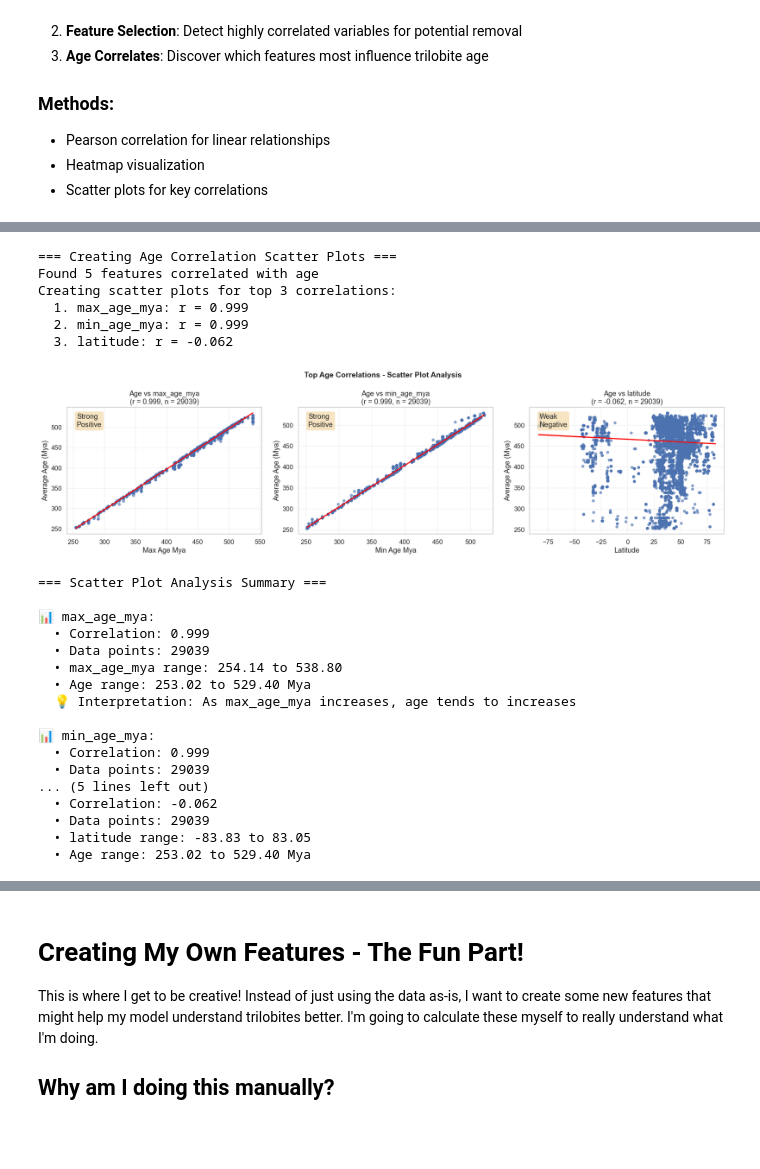
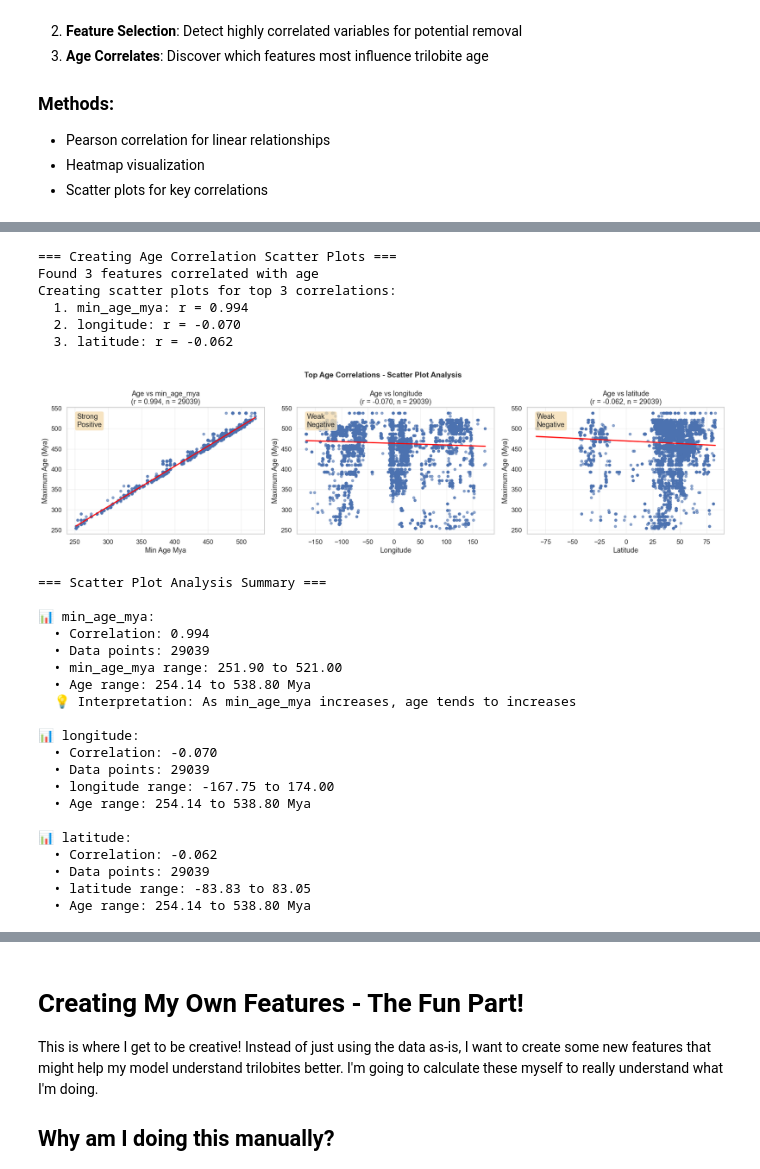
Before and after one commit to bp198/ML-Project, a Jupyter notebook: MLPROJECT.ipynb, the cells around one changed output, grey strips where cells are left out. Drawn from its saved outputs; the diff is of its cells as text; code cells hidden in the pictures; blank space fills up the shorter version.

```diff
--- a/MLPROJECT.ipynb
+++ b/MLPROJECT.ipynb
@@ -696,10 +670,10 @@ import numpy as np
 
 print("=== Starting Categorical Feature Encoding ===")
 
-# Define feature groups
-ordinal_cols = ['life_habit', 'vision']
-onehot_features = ['diet', 'preservation_mode']
-freq_features = ['genus', 'family']
+# Define feature groups based on my strategy
+ordinal_cols = ['life_habit', 'vision']  # Label encoding for potentially ordered data
+onehot_features = ['diet', 'preservation_mode']  # One-hot for nominal data
+freq_features = []  # No frequency encoding needed - already encoded taxonomic features
 
 # Track successfully encoded features
 encoded_summary = {
@@ -870,16 +844,15 @@ import matplotlib.pyplot as plt
 import seaborn as sns
 import numpy as np
 import pandas as pd
-from matplotlib.ticker import FuncFormatter
 
 print("=== Creating Age Distribution Visualizations ===")
 
-# Set style
+# Set style for prettier plots
 sns.set_theme(style='whitegrid', font_scale=1.1)
 plt.rcParams['figure.facecolor'] = 'white'
 
 # Check if we have age data
-age_col = 'avg_age_mya' if 'avg_age_mya' in df.columns else 'max_age_mya'
+age_col = 'max_age_mya'  # Use only the target variable for visualization
 if age_col not in df.columns:
     print("❌ No age data available for visualization")
 else:
@@ -890,7 +863,7 @@ else:
     if len(valid_ages) == 0:
         print("❌ No valid age data found")
     else:
-        print(f"✅ Found {len(valid_ages)} valid age records")
+        print(f"✅ Found {len(valid_ages):,} valid age records")
         print(f"Age range: {valid_ages.min():.1f} - {valid_ages.max():.1f} Mya")
 
         # Create figure with subplots
@@ -943,7 +916,7 @@ else:
         if 'time_period_bin' in df.columns:
             period_counts = df['time_period_bin'].value_counts()
             if not period_counts.empty:
-                # Fix deprecation warning by creating a DataFrame
+                # Create DataFrame for plotting
                 plot_data = pd.DataFrame({
                     'period': period_counts.index,
                     'count': period_counts.values
@@ -969,7 +942,7 @@ else:
             # Create labels for age ranges
             labels = [f'{int(interval.left)}-{int(interval.right)}' for interval in range_counts.index]
 
-            # Fix deprecation warning here too
+            # Create DataFrame for plotting
             range_data = pd.DataFrame({
                 'age_range': labels,
                 'count': range_counts.values
@@ -1281,8 +1254,8 @@ import numpy as np
 print("=== Creating Age Correlation Scatter Plots ===")
 
 # Check if we have the necessary data
-if 'avg_age_mya' not in df.columns:
-    print("❌ avg_age_mya column not found")
+if 'max_age_mya' not in df.columns:  # FIXED: was 'avg_age_mya'
+    print("❌ max_age_mya column not found")
 elif 'corr_matrix' not in locals():
     print("❌ Correlation matrix not found. Running correlation analysis first...")
 
@@ -1298,11 +1271,11 @@ elif 'corr_matrix' not in locals():
         print("❌ No complete data for correlation analysis")
         corr_matrix = None
 
-if 'corr_matrix' in locals() and corr_matrix is not None and 'avg_age_mya' in corr_matrix.columns:
+if 'corr_matrix' in locals() and corr_matrix is not None and 'max_age_mya' in corr_matrix.columns:  # FIXED: was 'avg_age_mya'
     # Get age correlations and exclude self-correlation
-    age_correlations = corr_matrix[['avg_age_mya']].sort_values(
-        by='avg_age_mya', key=abs, ascending=False)
-    age_correlations = age_correlations.drop('avg_age_mya', errors='ignore')
+    age_correlations = corr_matrix[['max_age_mya']].sort_values(  # FIXED: was 'avg_age_mya'
+        by='max_age_mya', key=abs, ascending=False)  # FIXED: was 'avg_age_mya'
+    age_correlations = age_correlations.drop('max_age_mya', errors='ignore')  # FIXED: was 'avg_age_mya'
 
     print(f"Found {len(age_correlations)} features correlated with age")
 
@@ -1315,7 +1288,7 @@ if 'corr_matrix' in locals() and corr_matrix is not None and 'avg_age_mya' in co
 
         print(f"Creating scatter plots for top {n_plots} correlations:")
         for i, feature in enumerate(top_features):
-            corr_val = age_correlations.loc[feature, 'avg_age_mya']
+            corr_val = age_correlations.loc[feature, 'max_age_mya']  # FIXED: was 'avg_age_mya'
             print(f"  {i+1}. {feature}: r = {corr_val:.3f}")
 
         # Create the plots
@@ -1327,7 +1300,7 @@ if 'corr_matrix' in locals() and corr_matrix is not None and 'avg_age_mya' in co
 
         for ax, feature in zip(axes, top_features):
             # Get clean data for plotting (remove NaN values)
-            plot_data = df[[feature, 'avg_age_mya']].dropna()
+            plot_data = df[[feature, 'max_age_mya']].dropna()  # FIXED: was 'avg_age_mya'
 
             if len(plot_data) == 0:
                 ax.text(0.5, 0.5, f'No valid data\nfor {feature}',
@@ -1338,18 +1311,18 @@ if 'corr_matrix' in locals() and corr_matrix is not None and 'avg_age_mya' in co
                 sns.regplot(
                     data=plot_data,
                     x=feature,
-                    y='avg_age_mya',
+                    y='max_age_mya',  # FIXED: was 'avg_age_mya'
                     ax=ax,
                     scatter_kws={'alpha': 0.6, 's': 20},
                     line_kws={'color': 'red', 'linewidth': 2}
                 )
 
                 # Get correlation for this clean dataset
-                clean_corr = plot_data[feature].corr(plot_data['avg_age_mya'])
+                clean_corr = plot_data[feature].corr(plot_data['max_age_mya'])  # FIXED: was 'avg_age_mya'
 
                 ax.set_title(f"Age vs {feature}\n(r = {clean_corr:.3f}, n = {len(plot_data)})")
                 ax.set_xlabel(feature.replace('_', ' ').title())
-                ax.set_ylabel('Average Age (Mya)')
+                ax.set_ylabel('Maximum Age (Mya)')  # FIXED: was 'Average Age (Mya)'
                 ax.grid(True, alpha=0.3)
 
                 # Add correlation strength annotation
@@ -1364,54 +1337,57 @@ if 'corr_matrix' in locals() and corr_matrix is not None and 'avg_age_mya' in co
 
                 ax.text(0.05, 0.95, f'{strength}\n{direction}',
                        transform=ax.transAxes,
                        verticalalignment='top',
                        bbox=dict(boxstyle='round', facecolor='wheat', alpha=0.8))
 
         plt.suptitle('Top Age Correlations - Scatter Plot Analysis',
                     fontsize=14, fontweight='bold')
         plt.tight_layout()
         plt.show()
 
         # Summary statistics
         print("\n=== Scatter Plot Analysis Summary ===")
         for feature in top_features:
-            plot_data = df[[feature, 'avg_age_mya']].dropna()
+            plot_data = df[[feature, 'max_age_mya']].dropna()  # FIXED: was 'avg_age_mya'
             if len(plot_data) > 0:
-                corr_val = plot_data[feature].corr(plot_data['avg_age_mya'])
+                corr_val = plot_data[feature].corr(plot_data['max_age_mya'])  # FIXED: was 'avg_age_mya'
                 print(f"\n📊 {feature}:")
                 print(f"  • Correlation: {corr_val:.3f}")
                 print(f"  • Data points: {len(plot_data)}")
                 print(f"  • {feature} range: {plot_data[feature].min():.2f} to {plot_data[feature].max():.2f}")
-                print(f"  • Age range: {plot_data['avg_age_mya'].min():.2f} to {plot_data['avg_age_mya'].max():.2f} Mya")
+                print(f"  • Age range: {plot_data['max_age_mya'].min():.2f} to {plot_data['max_age_mya'].max():.2f} Mya")  # FIXED: was 'avg_age_mya'
 
                 # Interpretation
                 if abs(corr_val) > 0.5:
                     trend = "increases" if corr_val > 0 else "decreases"
                     print(f"  💡 Interpretation: As {feature} increases, age tends to {trend}")
 else:
     print("❌ Cannot create scatter plots - missing required data")
 # %% [output]
 === Creating Age Correlation Scatter Plots ===
-Found 5 features correlated with age
+Found 3 features correlated with age
 Creating scatter plots for top 3 correlations:
-  1. max_age_mya: r = 0.999
-  2. min_age_mya: r = 0.999
+  1. min_age_mya: r = 0.994
+  2. longitude: r = -0.070
   3. latitude: r = -0.062
-[figure, old version]
+[figure, new version]
 === Scatter Plot Analysis Summary ===
 
-📊 max_age_mya:
-  • Correlation: 0.999
+📊 min_age_mya:
+  • Correlation: 0.994
   • Data points: 29039
-  • max_age_mya range: 254.14 to 538.80
-  • Age range: 253.02 to 529.40 Mya
-  💡 Interpretation: As max_age_mya increases, age tends to increases
+  • min_age_mya range: 251.90 to 521.00
+  • Age range: 254.14 to 538.80 Mya
+  💡 Interpretation: As min_age_mya increases, age tends to increases
 
-📊 min_age_mya:
-  • Correlation: 0.999
+📊 longitude:
+  • Correlation: -0.070
   • Data points: 29039
-... (5 lines left out)
+  • longitude range: -167.75 to 174.00
+  • Age range: 254.14 to 538.80 Mya
+
+📊 latitude:
   • Correlation: -0.062
   • Data points: 29039
   • latitude range: -83.83 to 83.05
-  • Age range: 253.02 to 529.40 Mya
+  • Age range: 254.14 to 538.80 Mya
```
Also changed, not shown: parts of 45 cells of this notebook.
